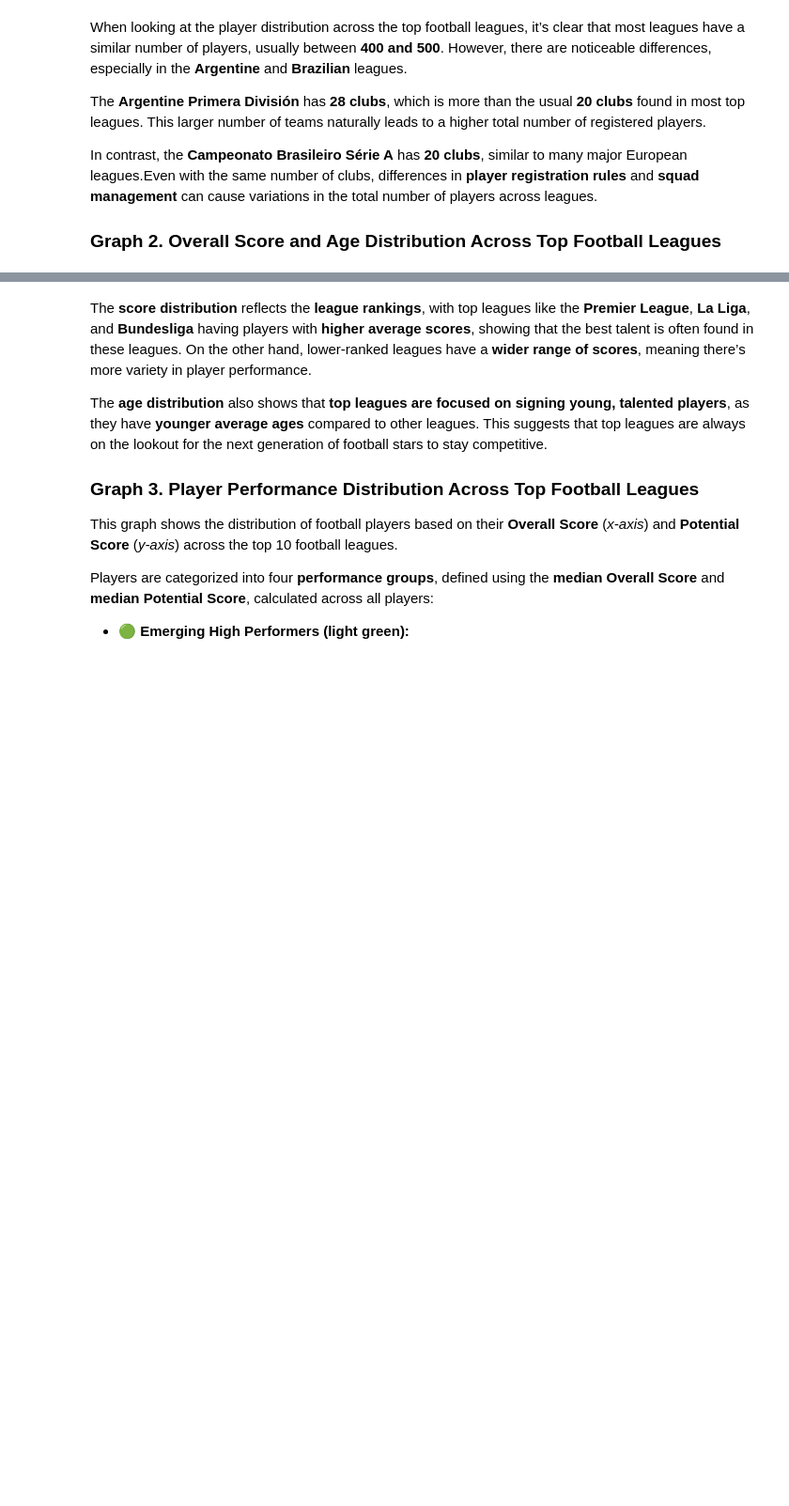
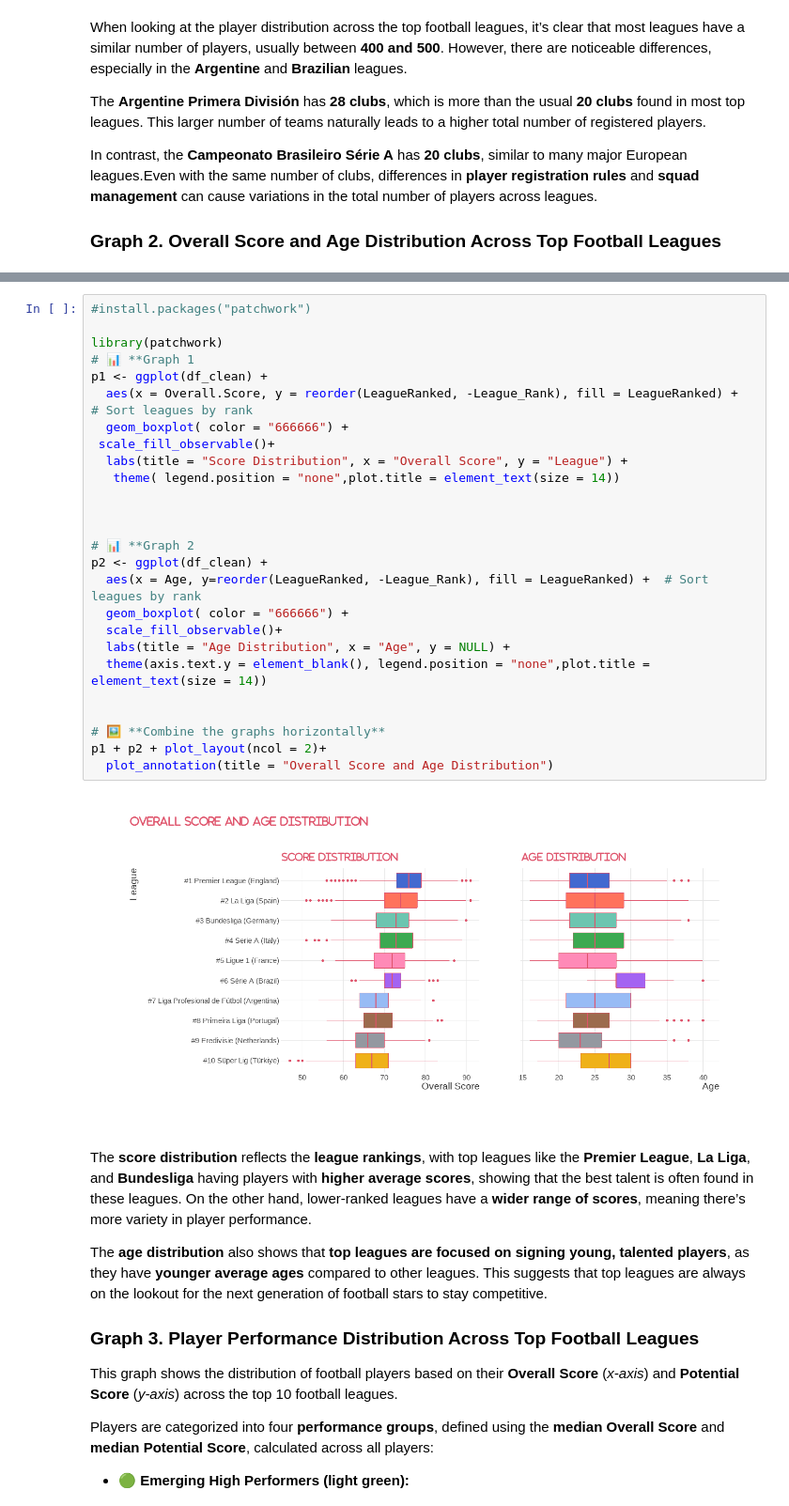
Before and after one commit to OlgaKuzminichna/visualizations, a Jupyter notebook: code/fifaplayers/fifaplayers.ipynb, the cells around one changed output, grey strips where cells are left out. Shown at 94% size. Drawn from its saved outputs; the diff is of its cells as text; blank space fills up the shorter version.

```diff
--- a/code/fifaplayers/fifaplayers.ipynb
+++ b/code/fifaplayers/fifaplayers.ipynb
@@ -213,3 +209,31 @@ leagues.
+# %%
+#install.packages("patchwork")
+
+library(patchwork)
+# 📊 **Graph 1
+p1 <- ggplot(df_clean) +
+  aes(x = Overall.Score, y = reorder(LeagueRanked, -League_Rank), fill = LeagueRanked) +  # Sort leagues by rank
+  geom_boxplot( color = "666666") +
+ scale_fill_observable()+
+  labs(title = "Score Distribution", x = "Overall Score", y = "League") +
+   theme( legend.position = "none",plot.title = element_text(size = 14))
+
+
+
+# 📊 **Graph 2
+p2 <- ggplot(df_clean) +
+  aes(x = Age, y=reorder(LeagueRanked, -League_Rank), fill = LeagueRanked) +  # Sort leagues by rank
+  geom_boxplot( color = "666666") +
+  scale_fill_observable()+
+  labs(title = "Age Distribution", x = "Age", y = NULL) +
+  theme(axis.text.y = element_blank(), legend.position = "none",plot.title = element_text(size = 14))
+
+
+# 🖼 **Combine the graphs horizontally**
+p1 + p2 + plot_layout(ncol = 2)+
+  plot_annotation(title = "Overall Score and Age Distribution")
+# %% [output]
+[figure, added]
 # %% [markdown]
 The **score distribution** reflects the **league rankings**, with top
 leagues like the **Premier League**, **La Liga**, and **Bundesliga**
```
Also changed, not shown: parts of 16 cells of this notebook, 1 other file.
